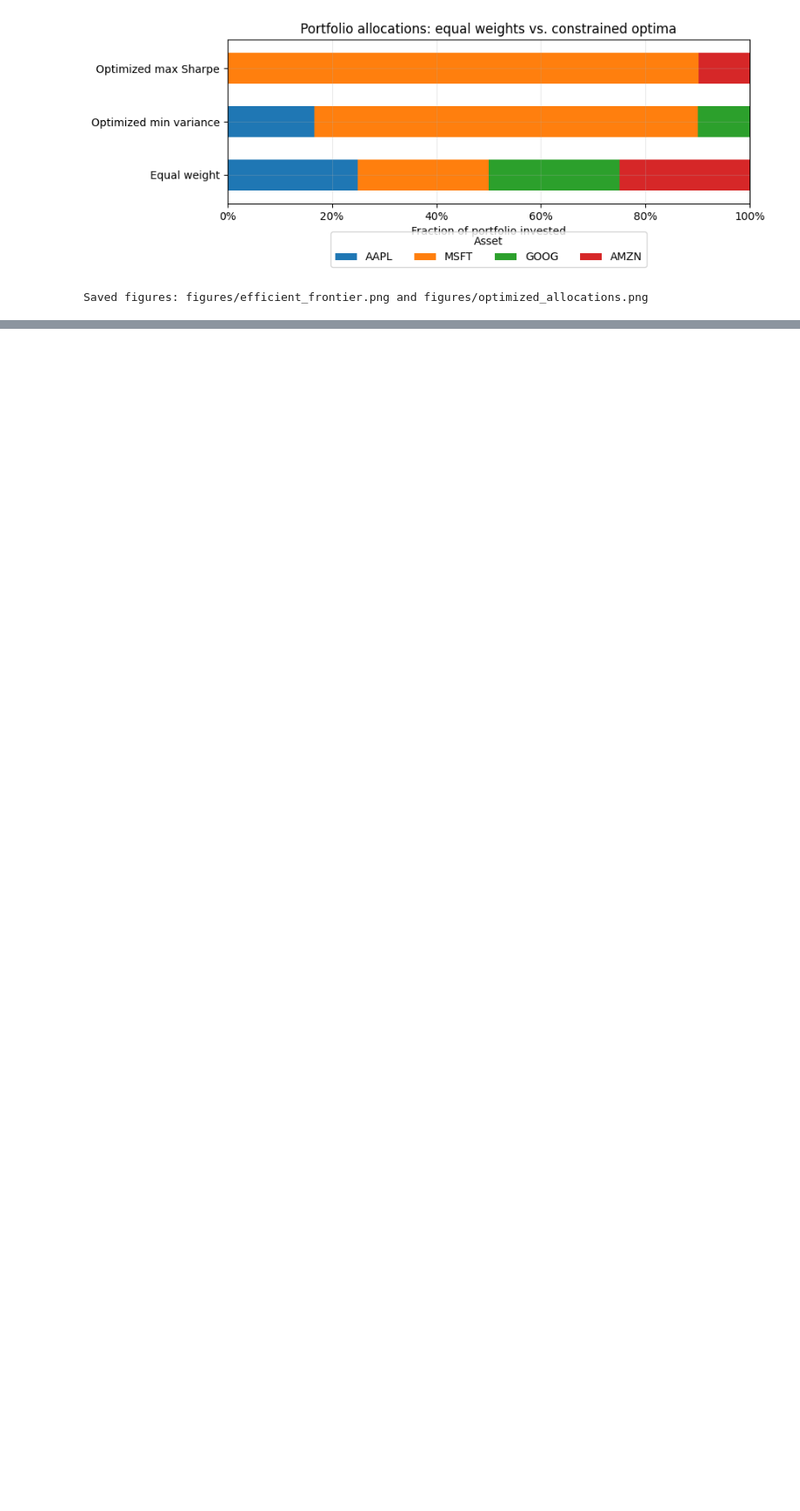
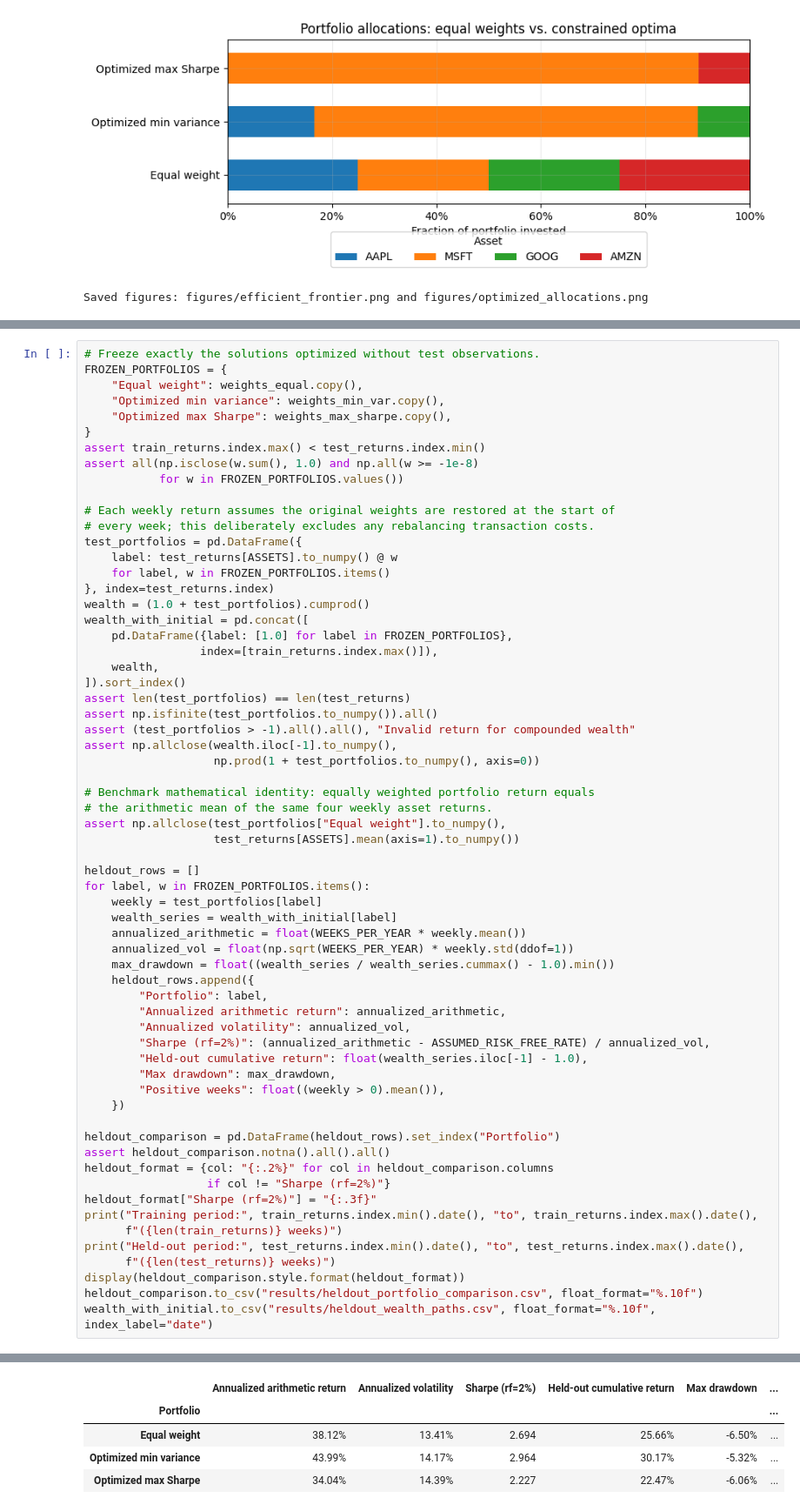
Before and after one commit to nikolaymihalev/modern-portfolio-theory, a Jupyter notebook: portfolio_optimization.ipynb, the cells around one changed output, grey strips where cells are left out. Shown at 87% size. Saved outputs shown, nothing was run; the diff lists cells and outputs as text; blank space fills up the shorter version.

```diff
--- a/portfolio_optimization.ipynb
+++ b/portfolio_optimization.ipynb
@@ -706,0 +869,64 @@ Evaluate the **frozen training-optimal weights** and the equal-weight benchmark
+# %%
+# Freeze exactly the solutions optimized without test observations.
+FROZEN_PORTFOLIOS = {
+    "Equal weight": weights_equal.copy(),
+    "Optimized min variance": weights_min_var.copy(),
+    "Optimized max Sharpe": weights_max_sharpe.copy(),
+}
+assert train_returns.index.max() < test_returns.index.min()
+assert all(np.isclose(w.sum(), 1.0) and np.all(w >= -1e-8)
+           for w in FROZEN_PORTFOLIOS.values())
+
+# Each weekly return assumes the original weights are restored at the start of
+# every week; this deliberately excludes any rebalancing transaction costs.
+test_portfolios = pd.DataFrame({
+    label: test_returns[ASSETS].to_numpy() @ w
+    for label, w in FROZEN_PORTFOLIOS.items()
+}, index=test_returns.index)
+wealth = (1.0 + test_portfolios).cumprod()
+wealth_with_initial = pd.concat([
+    pd.DataFrame({label: [1.0] for label in FROZEN_PORTFOLIOS},
+                 index=[train_returns.index.max()]),
+    wealth,
+]).sort_index()
+assert len(test_portfolios) == len(test_returns)
+assert np.isfinite(test_portfolios.to_numpy()).all()
+assert (test_portfolios > -1).all().all(), "Invalid return for compounded wealth"
+assert np.allclose(wealth.iloc[-1].to_numpy(),
+                   np.prod(1 + test_portfolios.to_numpy(), axis=0))
+
+# Benchmark mathematical identity: equally weighted portfolio return equals
+# the arithmetic mean of the same four weekly asset returns.
+assert np.allclose(test_portfolios["Equal weight"].to_numpy(),
+                   test_returns[ASSETS].mean(axis=1).to_numpy())
+
+heldout_rows = []
+for label, w in FROZEN_PORTFOLIOS.items():
+    weekly = test_portfolios[label]
+    wealth_series = wealth_with_initial[label]
+    annualized_arithmetic = float(WEEKS_PER_YEAR * weekly.mean())
+    annualized_vol = float(np.sqrt(WEEKS_PER_YEAR) * weekly.std(ddof=1))
+    max_drawdown = float((wealth_series / wealth_series.cummax() - 1.0).min())
+    heldout_rows.append({
+        "Portfolio": label,
+        "Annualized arithmetic return": annualized_arithmetic,
+        "Annualized volatility": annualized_vol,
+        "Sharpe (rf=2%)": (annualized_arithmetic - ASSUMED_RISK_FREE_RATE) / annualized_vol,
+        "Held-out cumulative return": float(wealth_series.iloc[-1] - 1.0),
+        "Max drawdown": max_drawdown,
+        "Positive weeks": float((weekly > 0).mean()),
+    })
+
+heldout_comparison = pd.DataFrame(heldout_rows).set_index("Portfolio")
+assert heldout_comparison.notna().all().all()
+heldout_format = {col: "{:.2%}" for col in heldout_comparison.columns
+                  if col != "Sharpe (rf=2%)"}
+heldout_format["Sharpe (rf=2%)"] = "{:.3f}"
+print("Training period:", train_returns.index.min().date(), "to", train_returns.index.max().date(),
+      f"({len(train_returns)} weeks)")
+print("Held-out period:", test_returns.index.min().date(), "to", test_returns.index.max().date(),
+      f"({len(test_returns)} weeks)")
+display(heldout_comparison.style.format(heldout_format))
+heldout_comparison.to_csv("results/heldout_portfolio_comparison.csv", float_format="%.10f")
+wealth_with_initial.to_csv("results/heldout_wealth_paths.csv", float_format="%.10f", index_label="date")
+# %% [output]
@@ -706,0 +935,5 @@ Evaluate the **frozen training-optimal weights** and the equal-weight benchmark
+|  | Annualized arithmetic return | Annualized volatility | Sharpe (rf=2%) | Held-out cumulative return | Max drawdown | ... |
+| Portfolio |  |  |  |  |  | ... |
+| Equal weight | 38.12% | 13.41% | 2.694 | 25.66% | -6.50% | ... |
+| Optimized min variance | 43.99% | 14.17% | 2.964 | 30.17% | -5.32% | ... |
+| Optimized max Sharpe | 34.04% | 14.39% | 2.227 | 22.47% | -6.06% | ... |
```
Also changed, not shown: parts of 13 cells of this notebook.
